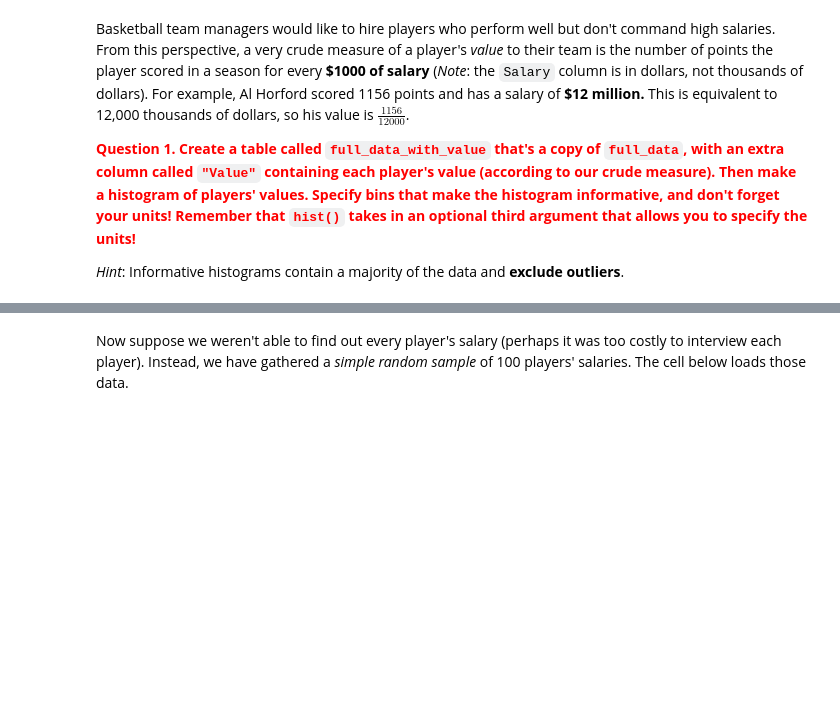
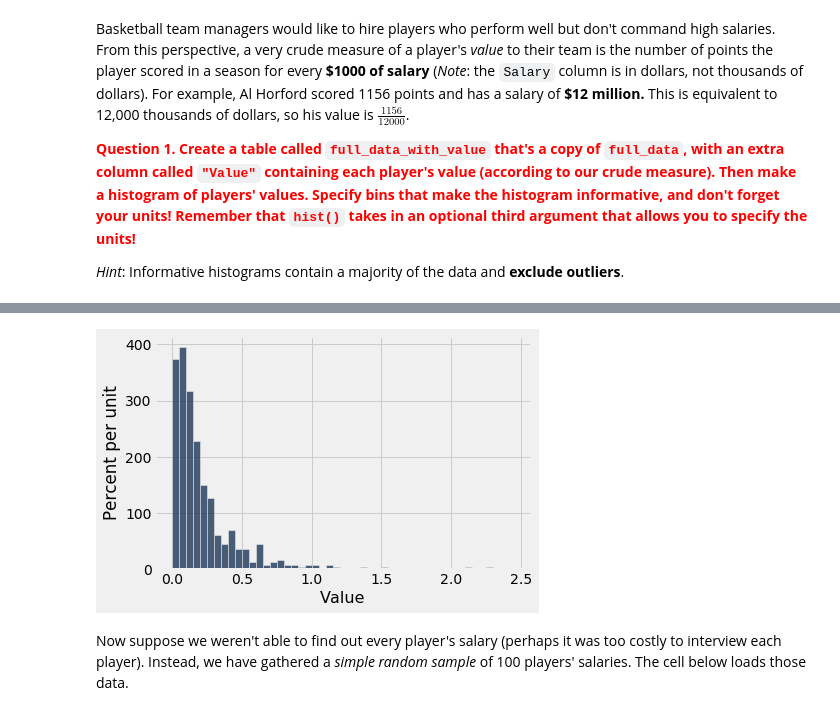
Before and after one commit to kimbrianj/bsos233-sp20, a Jupyter notebook: labs/lab5/lab5.ipynb, the cells around one changed output, grey strips where cells are left out. Saved outputs shown, nothing was run; the diff lists cells and outputs as text; code cells hidden in the pictures; blank space fills up the shorter version.

```diff
--- a/labs/lab5/lab5.ipynb
+++ b/labs/lab5/lab5.ipynb
@@ -48,3 +88,7 @@ full_data_with_value = ...
+# %%
+full_data_with_value.hist('Value', bins = np.arange(0,2.5,.05))
+# %% [output]
+[figure, added]
 # %% [markdown]
 Now suppose we weren't able to find out every player's salary (perhaps it was too costly to interview each player).  Instead, we have gathered a *simple random sample* of 100 players' salaries.  The cell below loads those data.
 # %%
```
Also changed, not shown: parts of 26 cells of this notebook.
